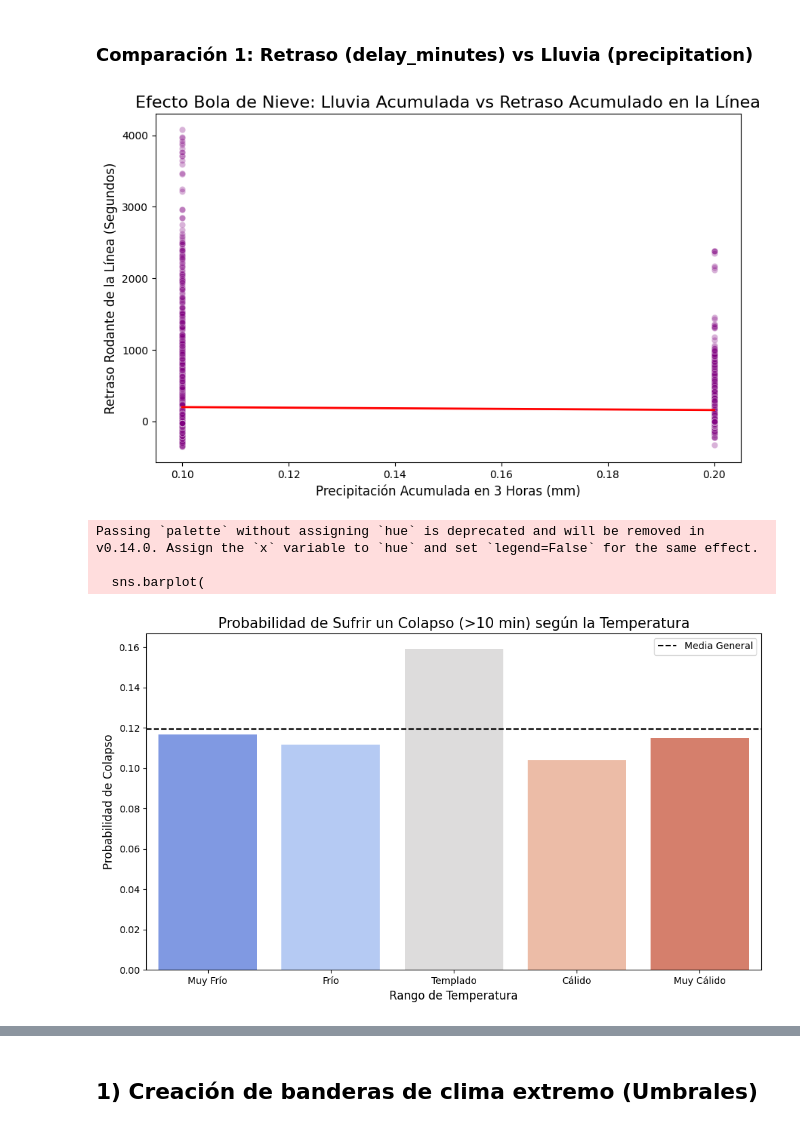
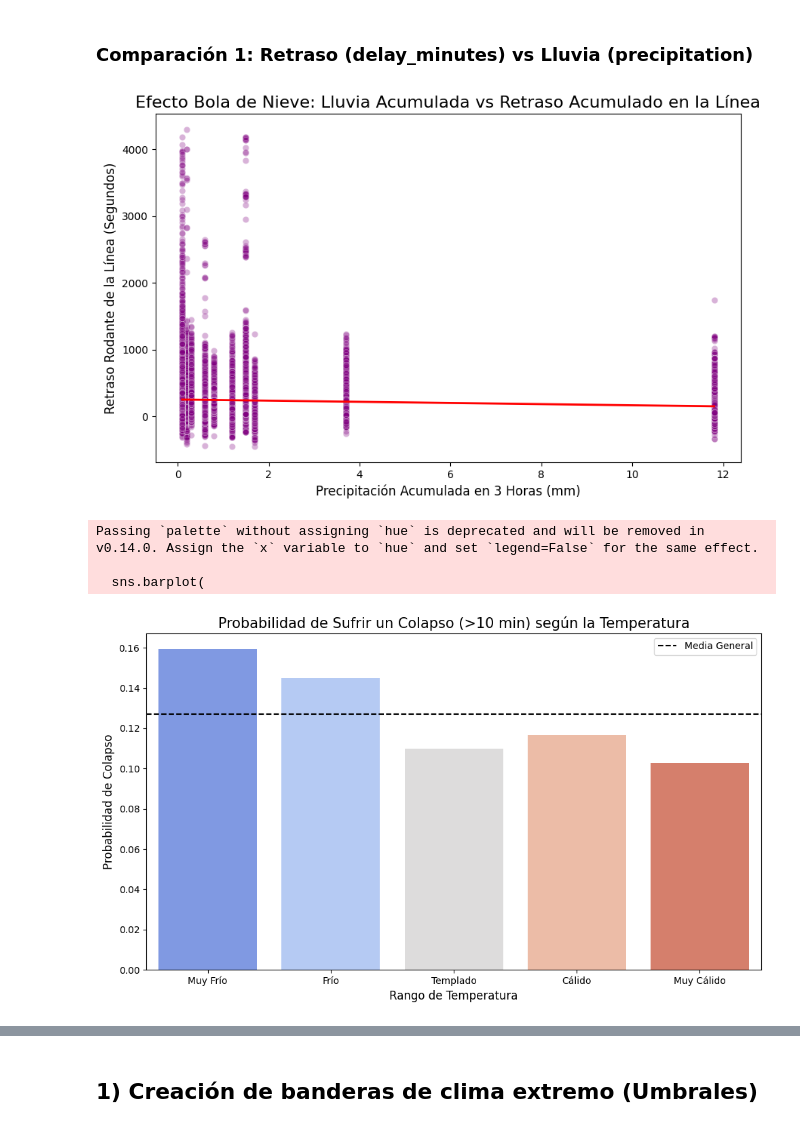
Before and after one commit to UCM-GIDIA-PD1/c2526-R5, a Jupyter notebook: notebooks/analisis_datos_clima.ipynb, the cells around one changed output, grey strips where cells are left out. Cells and saved outputs as stored; diff of their text form; code cells hidden in the pictures.

```diff
--- a/notebooks/analisis_datos_clima.ipynb
+++ b/notebooks/analisis_datos_clima.ipynb
@@ -48,0 +57,20 @@ df
+# %%
+condicion_extrema = (
+    (df['Precipitation'] > 10.0) |      # Lluvia torrencial (> 10 mm por hora)
+    (df['precip_3h_accum'] > 25.0) |    # Mucha lluvia acumulada
+    (df['Temperature'] < -5.0) |        # Frío extremo (Heladas severas)
+    (df['Temperature'] > 35.0) |        # Ola de calor extrema
+    (df['Wind Speed'] > 40.0) |         # Viento muy fuerte/Gale
+    (df['Snow'] > 0)                    # Cualquier presencia de nieve (suele ser caótica)
+)
+
+#Creamos una nueva columna para etiquetar estos momentos
+df['clima_extremo'] = condicion_extrema.apply(lambda x: 'Extremo' if x else 'Normal')
+
+#Vemos cuántos registros caen en esta categoría
+print("--- Distribución de Condiciones Climáticas ---")
+print(df['clima_extremo'].value_counts(normalize=True) * 100) # En porcentaje
+print("\nRegistros totales extremos:", len(df[df['clima_extremo'] == 'Extremo']))
+
+#Dataframe con solo los momentos extremos
+df_extremos = df[df['clima_extremo'] == 'Extremo']
@@ -250,17 +285,3 @@ else:
 ## Relación con la variable a predecir
 # %% [markdown]
 ### Cargamos los dataset de trenes
-# %%
-lista_dfs = []
-
-for i in range(1, 28):
-    date = f"2025-08-{i:02d}"
-    ruta_archivo = f"grupo5/cleaned/gtfs_clean_scheduled/date={date}/gtfs_scheduled_{date}.parquet"
-
-    df_dia = download_df_parquet(access_key, secret_key, ruta_archivo)
-
-    lista_dfs.append(df_dia)
-
-df_trenes_scheduled = pd.concat(lista_dfs, ignore_index=True)
-
-df_trenes_scheduled
@@ -352,7 +405,7 @@ Passing `palette` without assigning `hue` is deprecated and will be removed in v
 # %%
 plt.figure(figsize=(10, 6))
 sns.scatterplot(
-    data=df_master[df_master['precip_3h_accum'] > 0],
+    data=df_merged_extremo[df_merged_extremo['precip_3h_accum'] > 0],
     x='precip_3h_accum',
     y='route_rolling_delay',
     alpha=0.3,
@@ -360,7 +413,7 @@ sns.scatterplot(
 )
 
 sns.regplot(
-    data=df_master[df_master['precip_3h_accum'] > 0],
+    data=df_merged_extremo[df_merged_extremo['precip_3h_accum'] > 0],
     x='precip_3h_accum',
     y='route_rolling_delay',
     scatter=False,
@@ -373,39 +426,39 @@ plt.xlabel('Precipitación Acumulada en 3 Horas (mm)', fontsize=12)
 plt.ylabel('Retraso Rodante de la Línea (Segundos)', fontsize=12)
 plt.show()
 # %% [output]
-[figure, old version]
+[figure, new version]
 # %%
 # 1. Definimos qué es un colapso (ej: más de 10 min de retraso)
-df_master['retraso_critico'] = (df_master['delay_minutes'] > 10).astype(int)
+df_merged_extremo['retraso_critico'] = (df_merged_extremo['delay_minutes'] > 10).astype(int)
 
 # 2. Dividimos la Temperatura en 5 grupos iguales (del más frío al más cálido)
-df_master['temp_bins'] = pd.qcut(
-    df_master['Temperature'],
+df_merged_extremo['temp_bins'] = pd.qcut(
+    df_merged_extremo['Temperature'],
     q=5,
     labels=['Muy Frío', 'Frío', 'Templado', 'Cálido', 'Muy Cálido']
 )
 
 plt.figure(figsize=(10, 6))
 sns.barplot(
-    data=df_master,
+    data=df_merged_extremo,
     x='temp_bins',
     y='retraso_critico',
     palette='coolwarm',
     errorbar=None
 )
 
 # Añadimos la media general como referencia
-plt.axhline(df_master['retraso_critico'].mean(), color='black', linestyle='--', label='Media General')
+plt.axhline(df_merged_extremo['retraso_critico'].mean(), color='black', linestyle='--', label='Media General')
 
 plt.title('Probabilidad de Sufrir un Colapso (>10 min) según la Temperatura', fontsize=15)
 plt.ylabel('Probabilidad de Colapso', fontsize=12)
 plt.xlabel('Rango de Temperatura', fontsize=12)
 plt.legend()
 plt.tight_layout()
 plt.show()
 # %% [output]
 Passing `palette` without assigning `hue` is deprecated and will be removed in v0.14.0. Assign the `x` variable to `hue` and set `legend=False` for the same effect.
 
   sns.barplot(
-[figure, old version]
+[figure, new version]
 # %%
```
Also changed, not shown: parts of 29 cells of this notebook.
